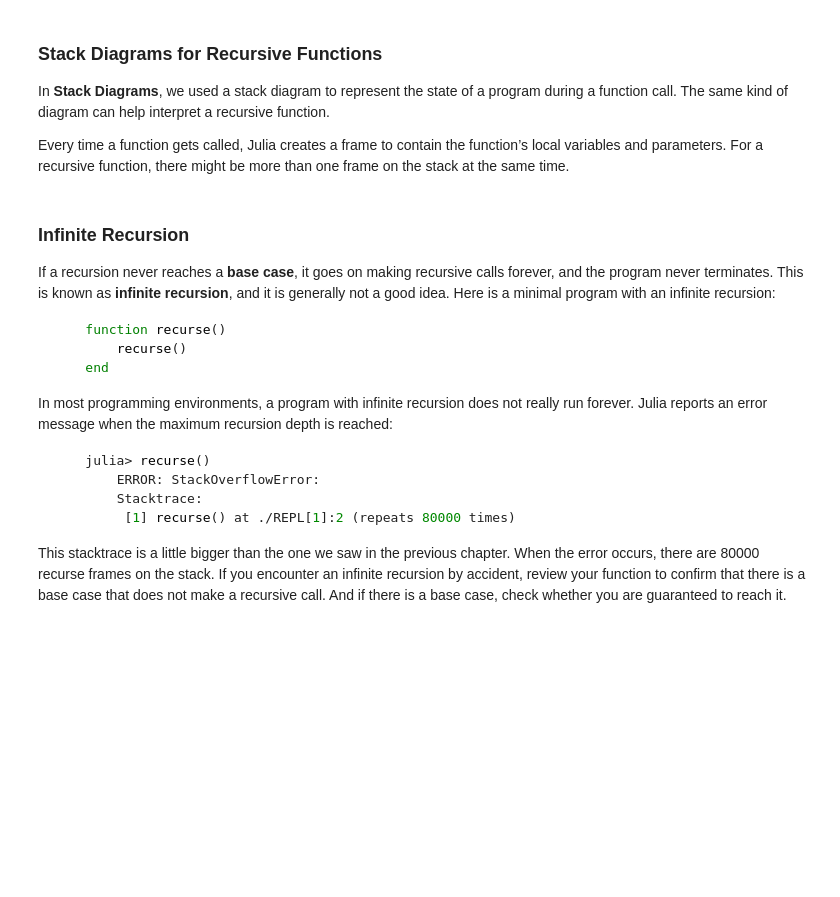
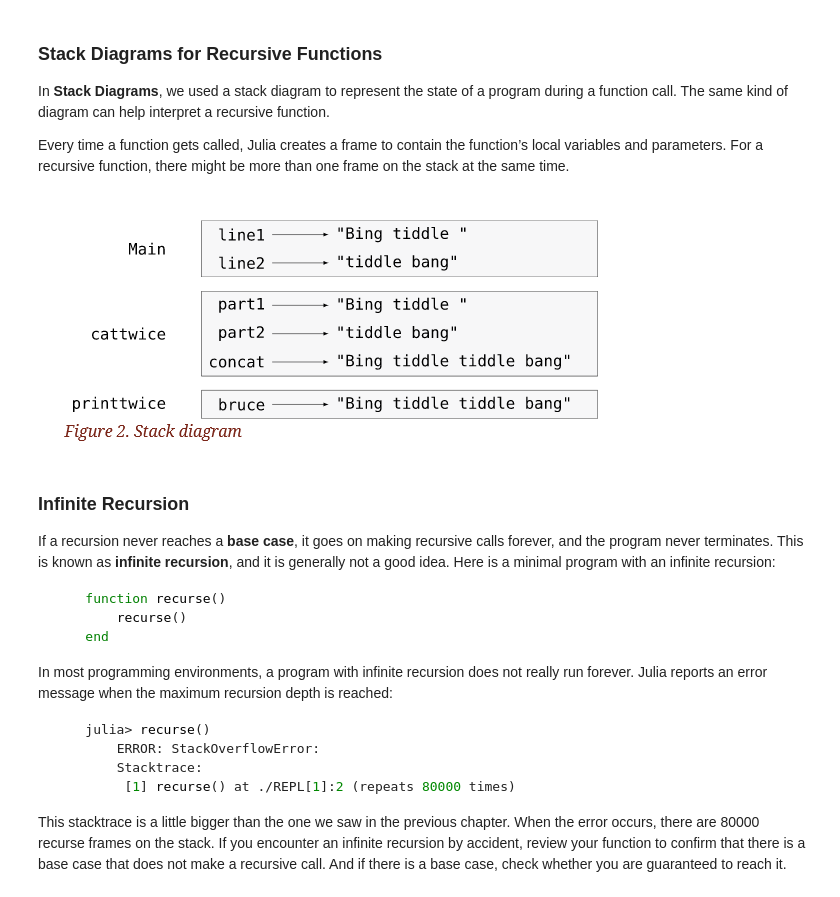
Before and after one commit to kmp360/Introduction-to-Julia, a Jupyter notebook: notebooks/a-ThinkJulia-lecture-05.ipynb, the cells around one changed output. Drawn from its saved outputs; the diff is of its cells as text; code cells hidden in the pictures; blank space fills up the shorter version.

```diff
--- a/notebooks/a-ThinkJulia-lecture-05.ipynb
+++ b/notebooks/a-ThinkJulia-lecture-05.ipynb
@@ -282,7 +284,9 @@ In **Stack Diagrams**, we used a stack diagram to represent the state of a progr
 
 Every time a function gets called, Julia creates a frame to contain the function’s local variables and parameters. For a recursive function, there might be more than one frame on the stack at the same time.
 # %%
-#  load("stack-diagram.png")
+load("stack-diagram.png")
+# %% [output]
+[figure, added]
 # %% [markdown]
 ### Infinite Recursion
 
```
Also changed, not shown: parts of 6 cells of this notebook.
